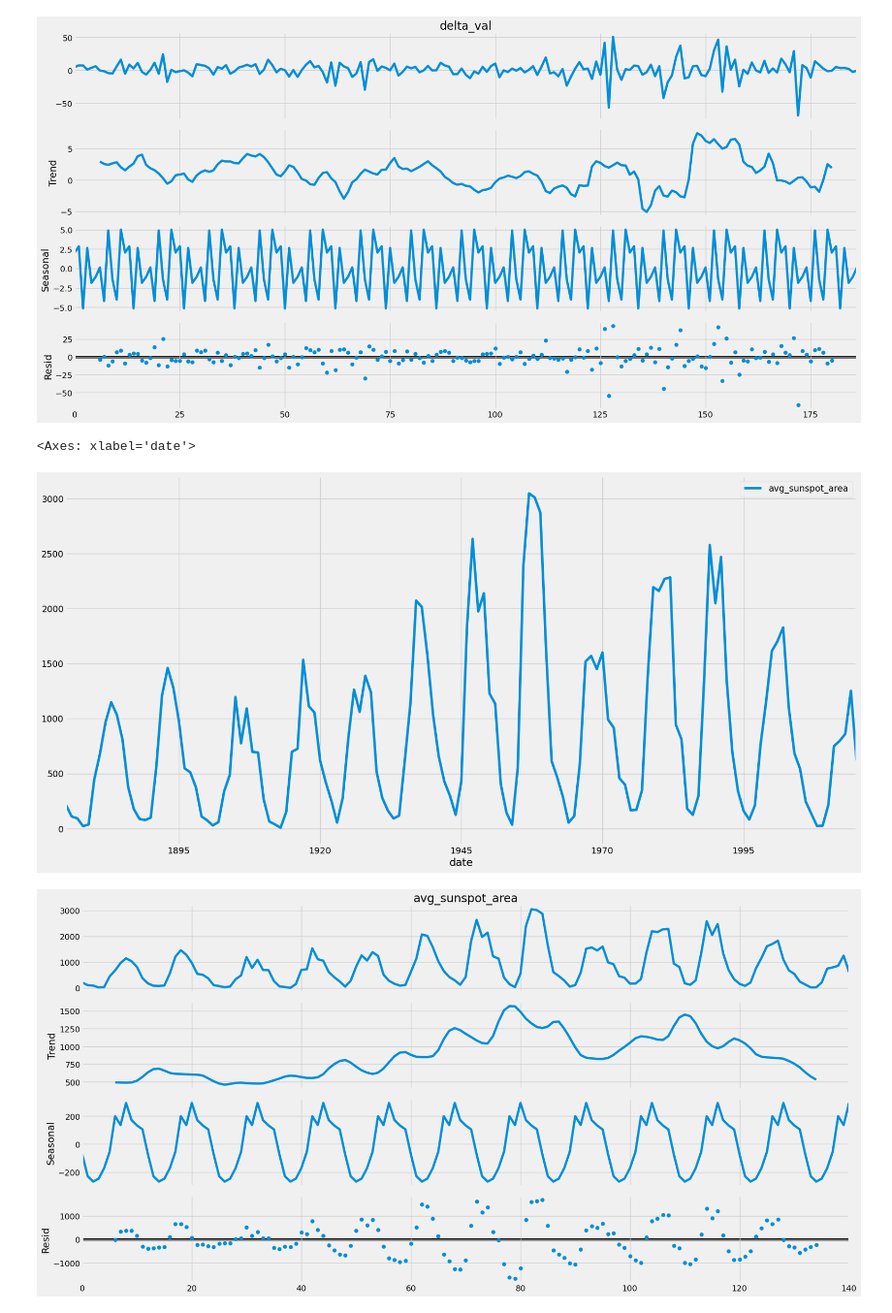
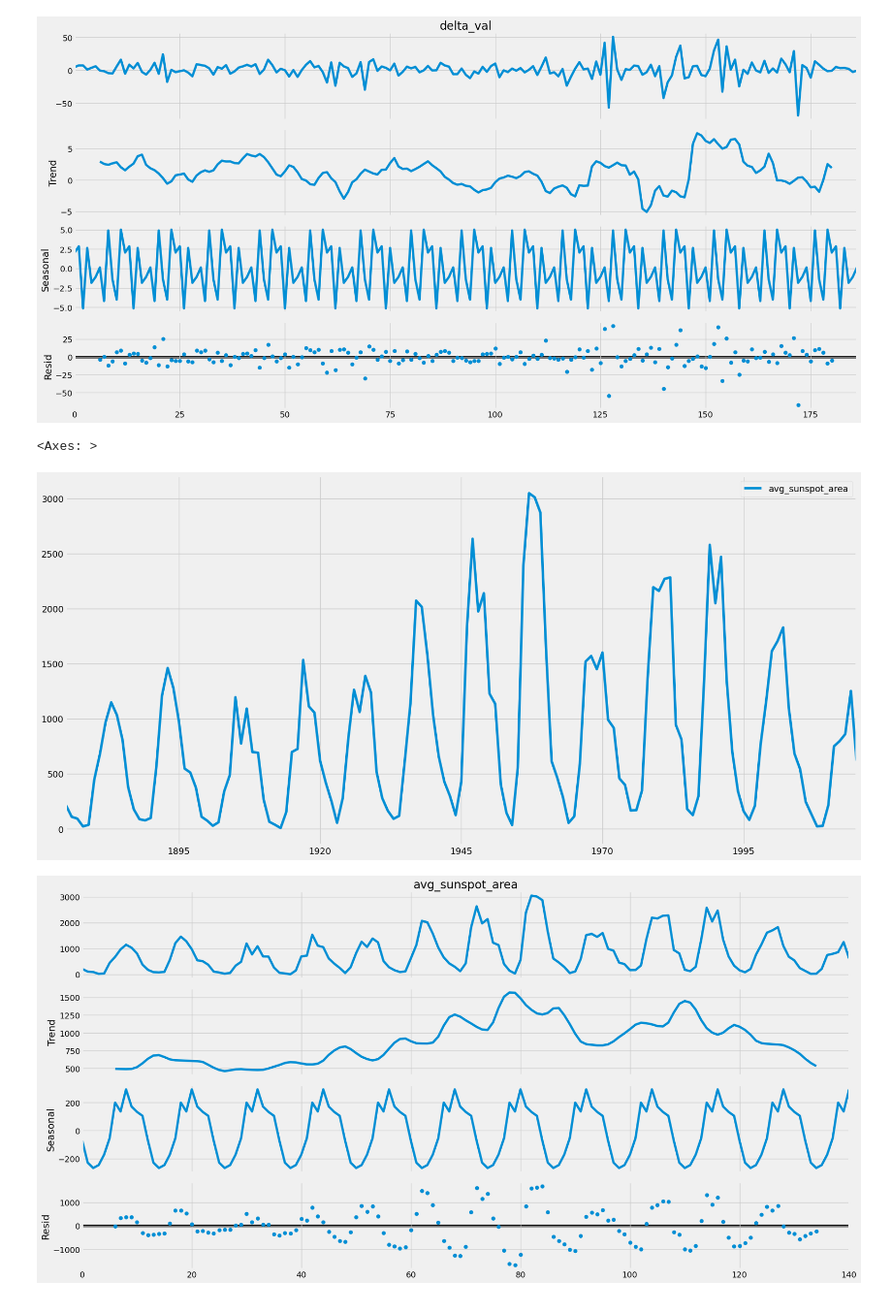
Before and after one commit to tng-konrad/time-series-with-Konrad, a Jupyter notebook: m01-the-basics.ipynb, the cells around one changed output. Shown at 97% size. Drawn from its saved outputs; the diff is of its cells as text; code cells hidden in the pictures.

```diff
--- a/m01-the-basics.ipynb
+++ b/m01-the-basics.ipynb
@@ -201,11 +201,11 @@ plt.show()
 # %%
 # Sunspots dataset
 series = pd.read_csv(CFG.data_folder + 'sunspots.csv')
 series['date'] = pd.to_datetime(series['date'])
-series.set_index('date').plot()
+series.set_index('date').plot(xlabel = "")
 # %% [output]
-<Axes: xlabel='date'>
+<Axes: >
-[figure, old version]
+[figure, new version]
 # %%
 decomposition = seasonal_decompose(series["avg_sunspot_area"],period =12)
 figure = decomposition.plot()
```
Also changed, not shown: parts of 2 cells of this notebook.
